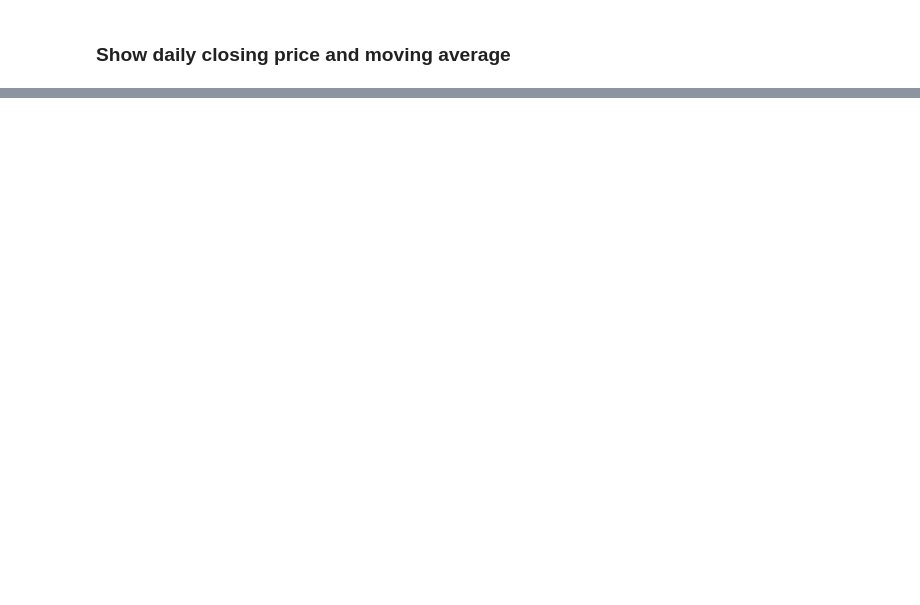
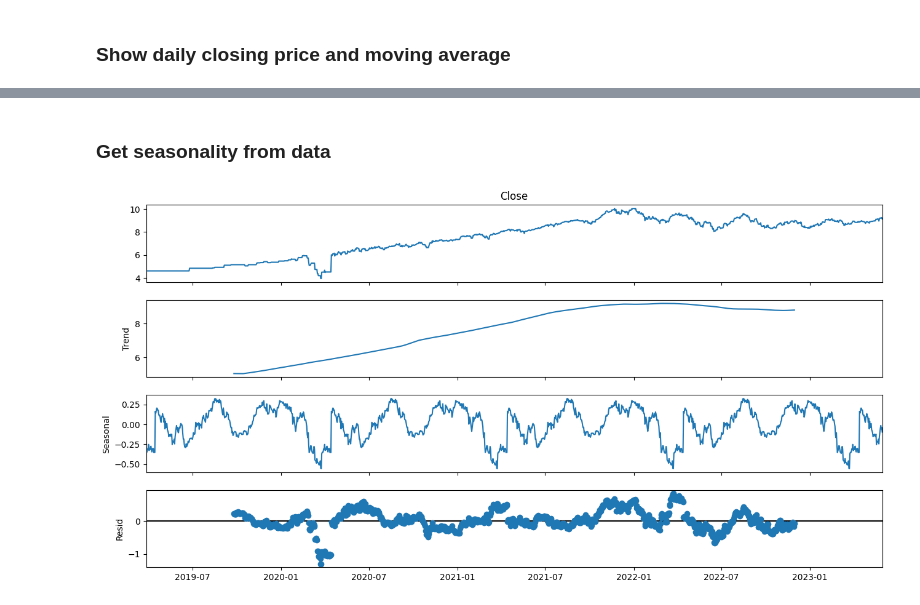
Before and after one commit to marco-sorich/FinSea, a Jupyter notebook: Seasonality.ipynb, the cells around one changed output, grey strips where cells are left out. Drawn from its saved outputs; the diff is of its cells as text; code cells hidden in the pictures; blank space fills up the shorter version.

```diff
--- a/Seasonality.ipynb
+++ b/Seasonality.ipynb
@@ -51,0 +54,14 @@ plt.show()
+# %% [markdown]
+### Get seasonality from data
+# %%
+
+
+df = df.asfreq('d')                 # set correct frequency
+df = df.fillna(method='ffill')      # fill up missing values
+
+decompose = seasonal_decompose(df['Close'], model='additive', period=365)
+fig = decompose.plot()
+fig.tight_layout()
+fig.set_size_inches(14,7)
+# %% [output]
+[figure, added]
```
Also changed, not shown: parts of 3 cells of this notebook.
